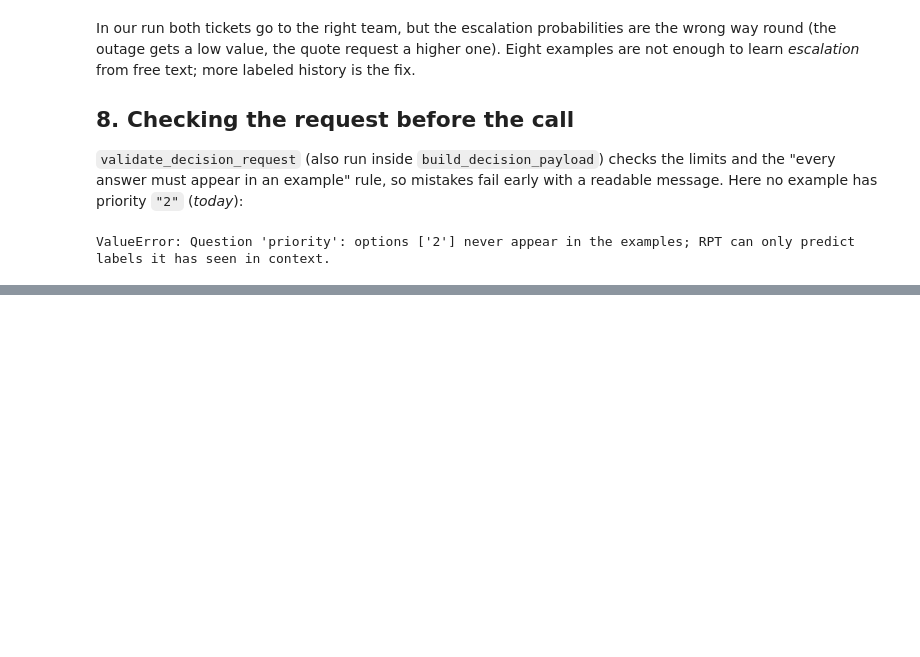
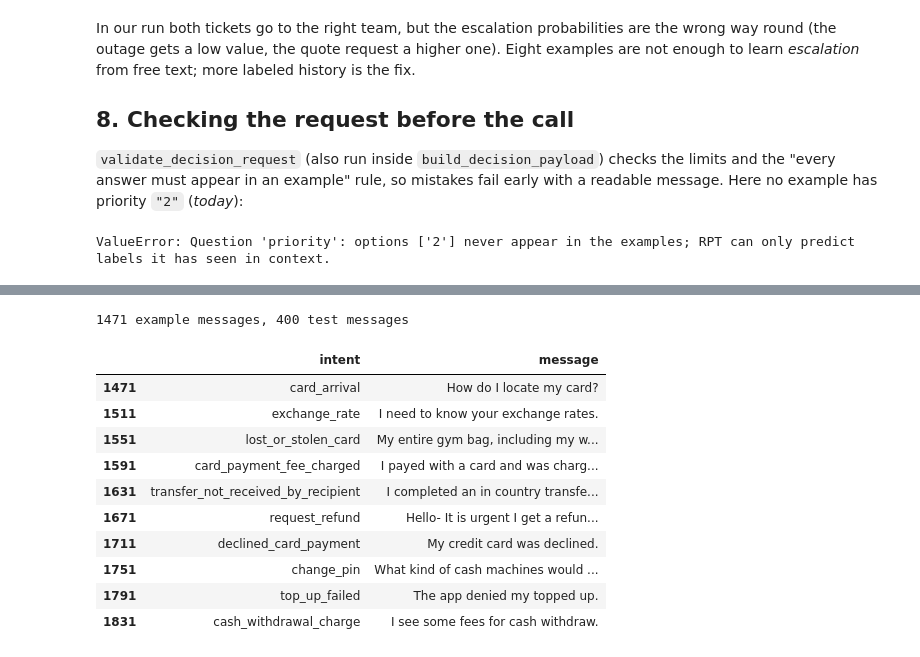
Before and after one commit to SAP-samples/sap-btp-ai-best-practices, a Jupyter notebook: best-practices/narrow-ai/RPT-1/python/rest/04_RPT_decisions.ipynb, the cells around one changed output, grey strips where cells are left out. Cells and saved outputs as stored; diff of their text form; code cells hidden in the pictures; blank space fills up the shorter version.

```diff
--- a/best-practices/narrow-ai/RPT-1/python/rest/04_RPT_decisions.ipynb
+++ b/best-practices/narrow-ai/RPT-1/python/rest/04_RPT_decisions.ipynb
@@ -285,0 +303,18 @@ ValueError: Question 'priority': options ['2'] never appear in the examples; RPT
+# %%
+bank = pd.read_csv("data/banking77_10_intents.csv")
+train, test = bank[bank["split"] == "train"], bank[bank["split"] == "test"]
+print(f"{len(train)} example messages, {len(test)} test messages")
+test.groupby("intent").head(1)[["intent", "message"]]
+# %% [output]
+1471 example messages, 400 test messages
+|  | intent | message |
+| 1471 | card_arrival | How do I locate my card? |
+| 1511 | exchange_rate | I need to know your exchange rates. |
+| 1551 | lost_or_stolen_card | My entire gym bag, including my w... |
+| 1591 | card_payment_fee_charged | I payed with a card and was charg... |
+| 1631 | transfer_not_received_by_recipient | I completed an in country transfe... |
+| 1671 | request_refund | Hello- It is urgent I get a refun... |
+| 1711 | declined_card_payment | My credit card was declined. |
+| 1751 | change_pin | What kind of cash machines would ... |
+| 1791 | top_up_failed | The app denied my topped up. |
+| 1831 | cash_withdrawal_charge | I see some fees for cash withdraw. |
```
Also changed, not shown: parts of 13 cells of this notebook, 2 other files.
